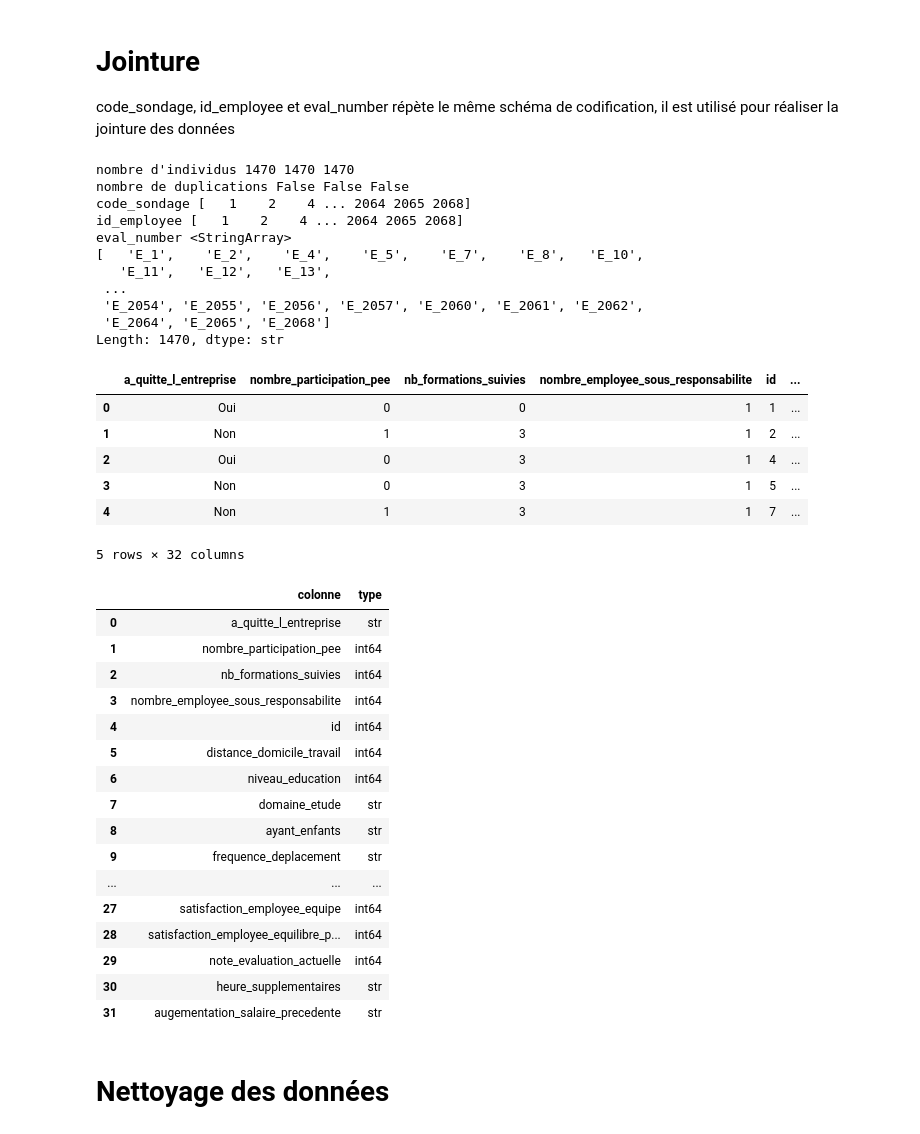
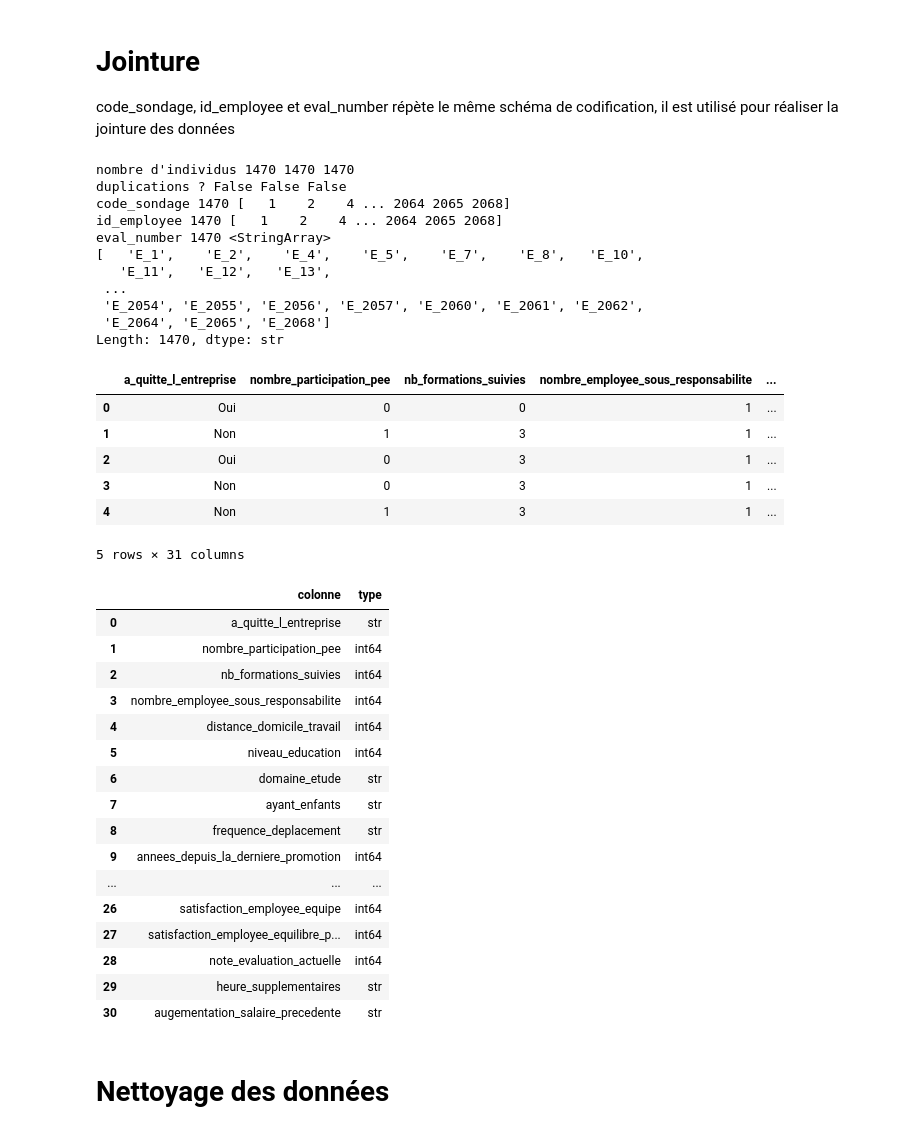
Before and after one commit to Ace4teaM/OCR-NovaTech, a Jupyter notebook: 1.nettoyage.ipynb, the cells around one changed output. Saved outputs shown, nothing was run; the diff lists cells and outputs as text; code cells hidden in the pictures.

```diff
--- a/1.nettoyage.ipynb
+++ b/1.nettoyage.ipynb
@@ -262,19 +262,19 @@ dtype: object
 code_sondage, id_employee et eval_number répète le même schéma de codification, il est utilisé pour réaliser la jointure des données
 # %%
 print("nombre d'individus", sondage.shape[0], sirh.shape[0], evaluation.shape[0])
-print("nombre de duplications", sondage.duplicated().any(), sirh.duplicated().any(), evaluation.duplicated().any())
+print("duplications ?", sondage.duplicated().any(), sirh.duplicated().any(), evaluation.duplicated().any())
 code_sondage = sondage["code_sondage"].unique()
-print("code_sondage", code_sondage)
+print("code_sondage", code_sondage.shape[0], code_sondage)
 id_employee = sirh["id_employee"].unique()
-print("id_employee", id_employee)
+print("id_employee", id_employee.shape[0], id_employee)
 eval_number = evaluation["eval_number"].unique()
-print("eval_number", eval_number)
+print("eval_number", eval_number.shape[0], eval_number)
 # %% [output]
 nombre d'individus 1470 1470 1470
-nombre de duplications False False False
-code_sondage [   1    2    4 ... 2064 2065 2068]
-id_employee [   1    2    4 ... 2064 2065 2068]
-eval_number <StringArray>
+duplications ? False False False
+code_sondage 1470 [   1    2    4 ... 2064 2065 2068]
+id_employee 1470 [   1    2    4 ... 2064 2065 2068]
+eval_number 1470 <StringArray>
 [   'E_1',    'E_2',    'E_4',    'E_5',    'E_7',    'E_8',   'E_10',
    'E_11',   'E_12',   'E_13',
  ...
@@ -284,24 +284,24 @@ Length: 1470, dtype: str
 # %%
 sondage.rename(columns={"code_sondage": "id"}, inplace=True)
 sirh.rename(columns={"id_employee": "id"}, inplace=True)
 evaluation["id"] = evaluation["eval_number"].str[2:].astype(int)
 evaluation.drop(inplace=True, columns=["eval_number"])
 
-df = pd.merge(sondage, sirh, on="id")
-df = pd.merge(df, evaluation, on="id")
+df = pd.merge(sondage, sirh, on="id", how="inner")
+df = pd.merge(df, evaluation, on="id", how="inner")
 
 # id n'est plus utile pour le modèle
 df.drop(inplace=True, columns=["id"])
 
 df.head()
 # %% [output]
-|  | a_quitte_l_entreprise | nombre_participation_pee | nb_formations_suivies | nombre_employee_sous_responsabilite | id | ... |
-| 0 | Oui | 0 | 0 | 1 | 1 | ... |
-| 1 | Non | 1 | 3 | 1 | 2 | ... |
-| 2 | Oui | 0 | 3 | 1 | 4 | ... |
-| 3 | Non | 0 | 3 | 1 | 5 | ... |
-| 4 | Non | 1 | 3 | 1 | 7 | ... |
+|  | a_quitte_l_entreprise | nombre_participation_pee | nb_formations_suivies | nombre_employee_sous_responsabilite | ... |
+| 0 | Oui | 0 | 0 | 1 | ... |
+| 1 | Non | 1 | 3 | 1 | ... |
+| 2 | Oui | 0 | 3 | 1 | ... |
+| 3 | Non | 0 | 3 | 1 | ... |
+| 4 | Non | 1 | 3 | 1 | ... |
-5 rows × 32 columns
+5 rows × 31 columns
 # %%
 pd.DataFrame({
     "colonne": df.columns,
@@ -313,18 +313,18 @@ pd.DataFrame({
 | 1 | nombre_participation_pee | int64 |
 | 2 | nb_formations_suivies | int64 |
 | 3 | nombre_employee_sous_responsabilite | int64 |
-| 4 | id | int64 |
-| 5 | distance_domicile_travail | int64 |
-| 6 | niveau_education | int64 |
-| 7 | domaine_etude | str |
-| 8 | ayant_enfants | str |
-| 9 | frequence_deplacement | str |
+| 4 | distance_domicile_travail | int64 |
+| 5 | niveau_education | int64 |
+| 6 | domaine_etude | str |
+| 7 | ayant_enfants | str |
+| 8 | frequence_deplacement | str |
+| 9 | annees_depuis_la_derniere_promotion | int64 |
 | ... | ... | ... |
-| 27 | satisfaction_employee_equipe | int64 |
-| 28 | satisfaction_employee_equilibre_p... | int64 |
-| 29 | note_evaluation_actuelle | int64 |
-| 30 | heure_supplementaires | str |
-| 31 | augementation_salaire_precedente | str |
+| 26 | satisfaction_employee_equipe | int64 |
+| 27 | satisfaction_employee_equilibre_p... | int64 |
+| 28 | note_evaluation_actuelle | int64 |
+| 29 | heure_supplementaires | str |
+| 30 | augementation_salaire_precedente | str |
 # %% [markdown]
 # Nettoyage des données
 # %% [markdown]
```
Also changed, not shown: parts of 7 cells of this notebook, 3 other files.
